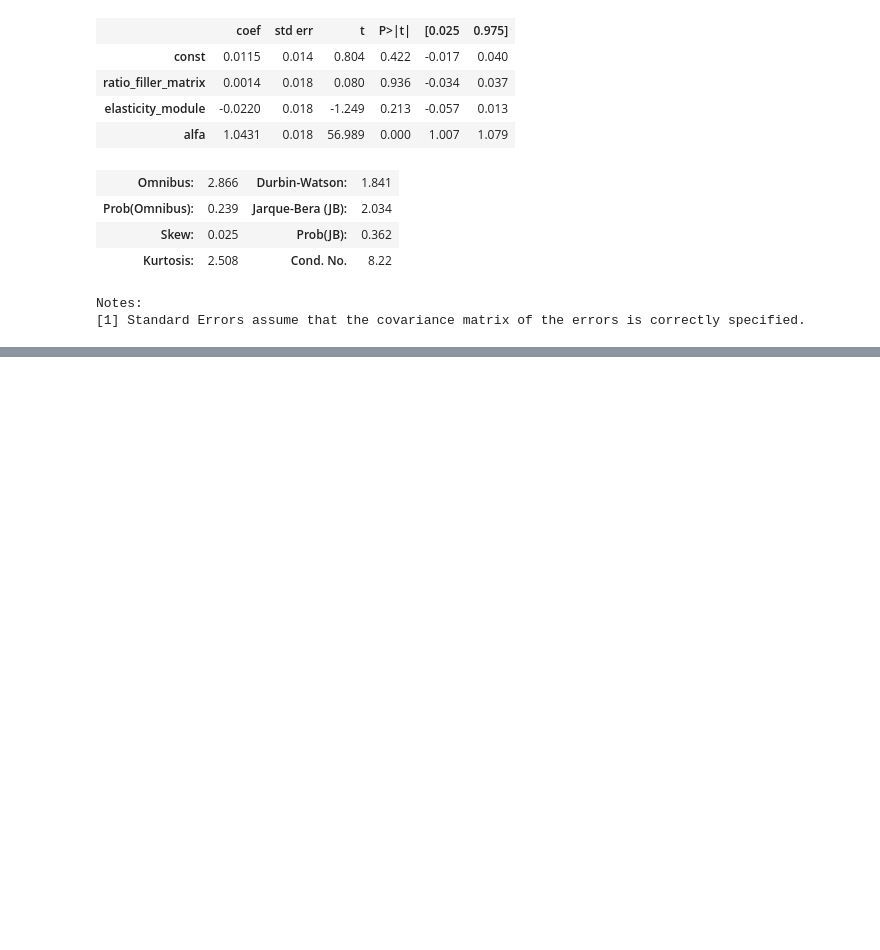
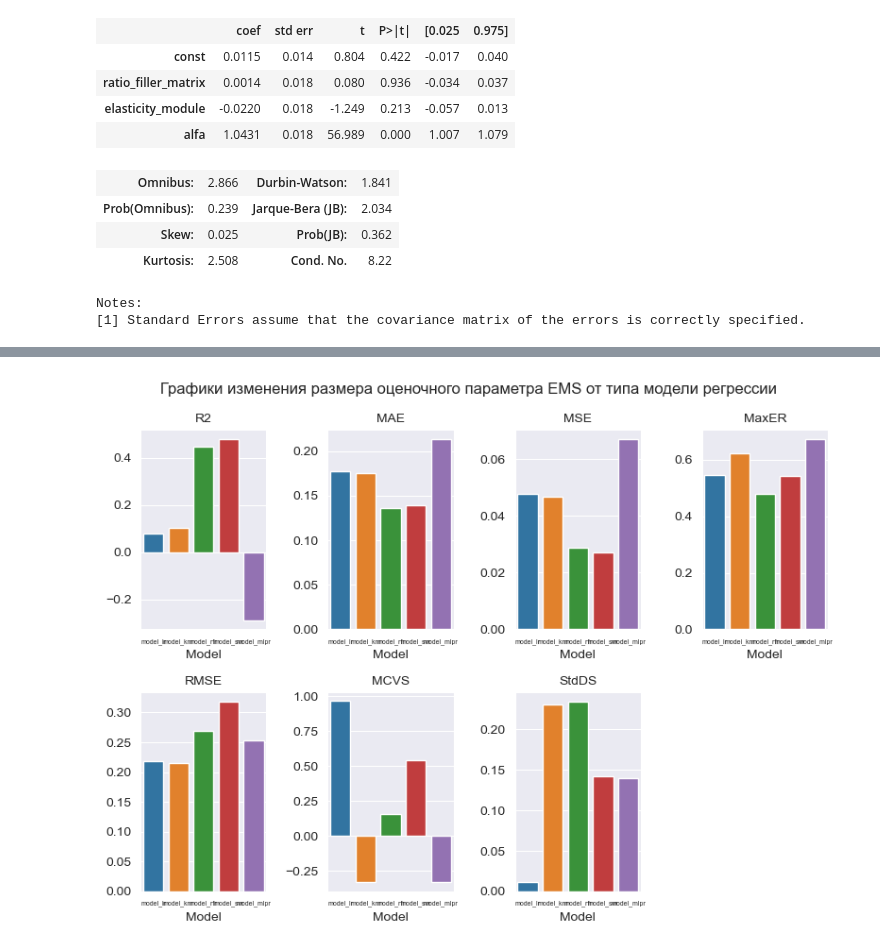
Before and after one commit to Grain1963/MHTS_Diploma, a Jupyter notebook: Diploma_block3_regress.ipynb, the cells around one changed output, grey strips where cells are left out. Cells and saved outputs as stored; diff of their text form; code cells hidden in the pictures; blank space fills up the shorter version.

```diff
--- a/Diploma_block3_regress.ipynb
+++ b/Diploma_block3_regress.ipynb
@@ -662,0 +629,7 @@ for column in df_error_calc_SS.columns:
+# %%
+# Построим Графики изменения размера оценочного параметра от типа модели регрессии для целевого пареметра EMS
+drawing_graphs(df_error_calc_EMS, 2, 4, 8, 6, None, 'barplot',
+               'Графики изменения размера оценочного параметра EMS от типа модели регрессии',
+               graf_name_path = r'save_fig\fig_block3_regress\graf_barplot_error_calc_EMS.png')
+# %% [output]
+[figure, added]
```
Also changed, not shown: parts of 7 cells of this notebook.
